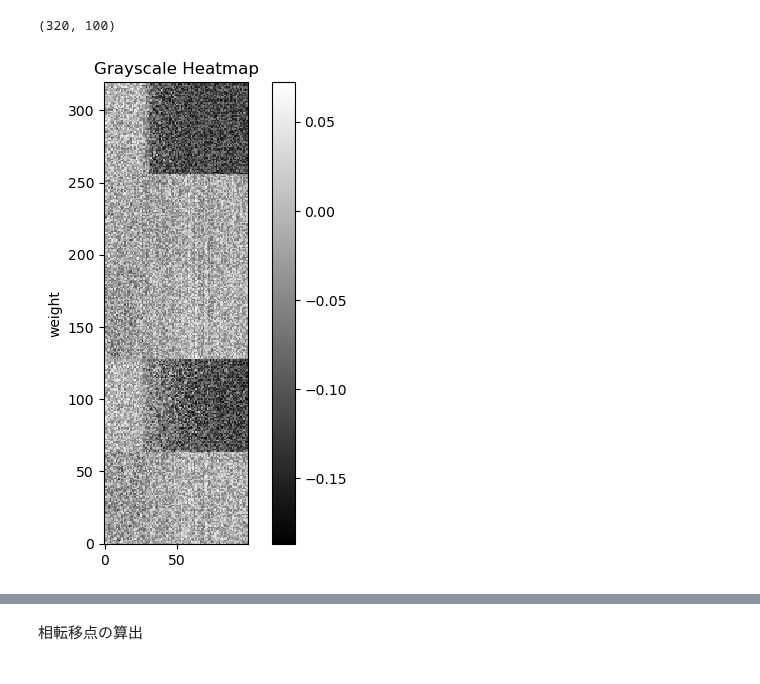
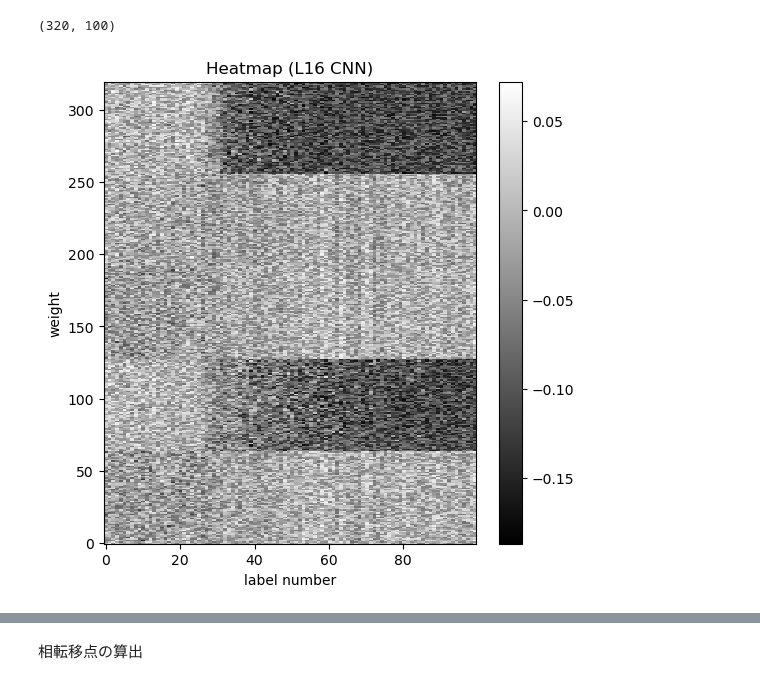
Before and after one commit to Chansuga/Master-s_thesis, a Jupyter notebook: Paper_Tomiya_Tanaka/Parameter analysis/prm_CNN_L16.ipynb, the cells around one changed output, grey strips where cells are left out. Saved outputs shown, nothing was run; the diff lists cells and outputs as text; code cells hidden in the pictures.

```diff
--- a/Paper_Tomiya_Tanaka/Parameter analysis/prm_CNN_L16.ipynb
+++ b/Paper_Tomiya_Tanaka/Parameter analysis/prm_CNN_L16.ipynb
@@ -118,17 +171,20 @@ fc_weight_np_square.shape
 # %%
 # ヒートマップをプロット（白黒）
 plt.figure(figsize=(6, 6))
-plt.imshow(fc_weight_np_square, cmap='gray', interpolation='nearest', origin='lower')
+plt.imshow(fc_weight_np_square, cmap='gray', interpolation='nearest', origin='lower', aspect='auto')
 plt.colorbar()
-plt.title('Grayscale Heatmap')
+plt.title('Heatmap (L16 CNN)')
 
 
 # x軸とy軸に名前を付ける
 plt.ylabel('weight')
+plt.xlabel('label number')
+# 図をファイルとして保存
+plt.savefig('../image storage/L16_CNN_weight.png')
 
 plt.show()
 # %% [output]
-[figure, old version]
+[figure, new version]
 # %%
 fc_weight_np_square_sum = np.sum(fc_weight_np_square, axis=0)
 fc_weight_np_square_sum
```
Also changed, not shown: parts of 9 cells of this notebook, 20 other files.
